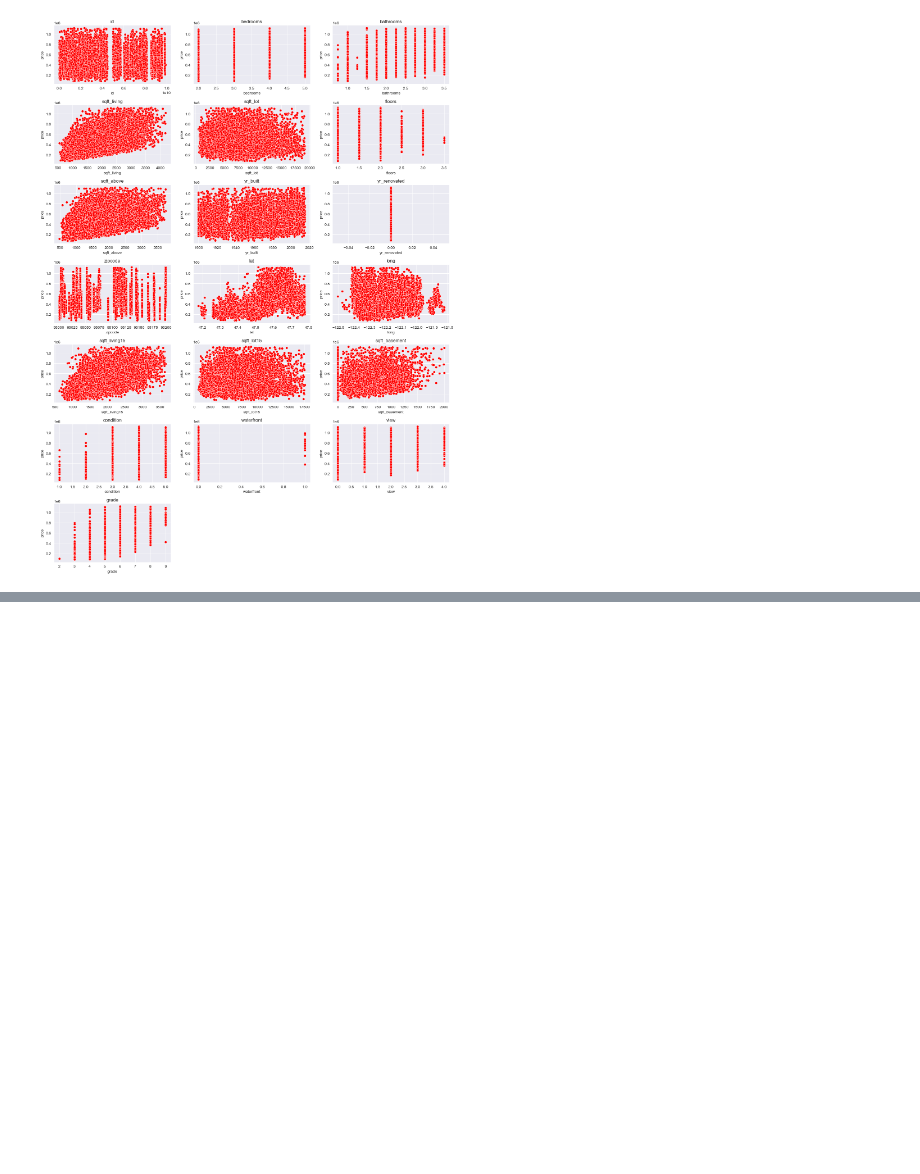
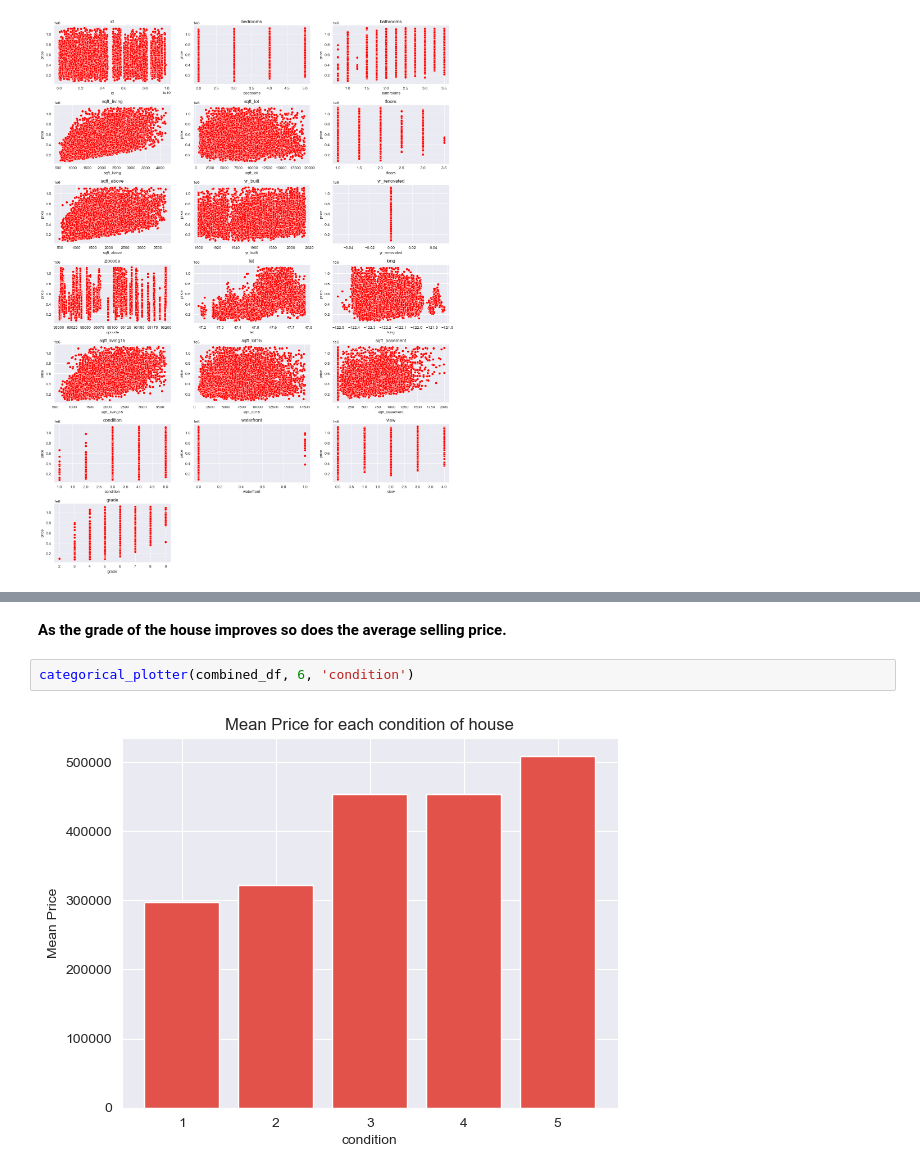
Before and after one commit to DennisWainaina/Megamax-Real-Estate-House-Project, a Jupyter notebook: index.ipynb, the cells around one changed output, grey strips where cells are left out. Cells and saved outputs as stored; diff of their text form; blank space fills up the shorter version.

```diff
--- a/index.ipynb
+++ b/index.ipynb
@@ -1089,0 +1118,6 @@ plt.show()
+# %% [markdown]
+**As the grade of the house improves so does the average selling price.**
+# %%
+categorical_plotter(combined_df, 6, 'condition')
+# %% [output]
+[figure, added]
```
Also changed, not shown: parts of 12 cells of this notebook.
